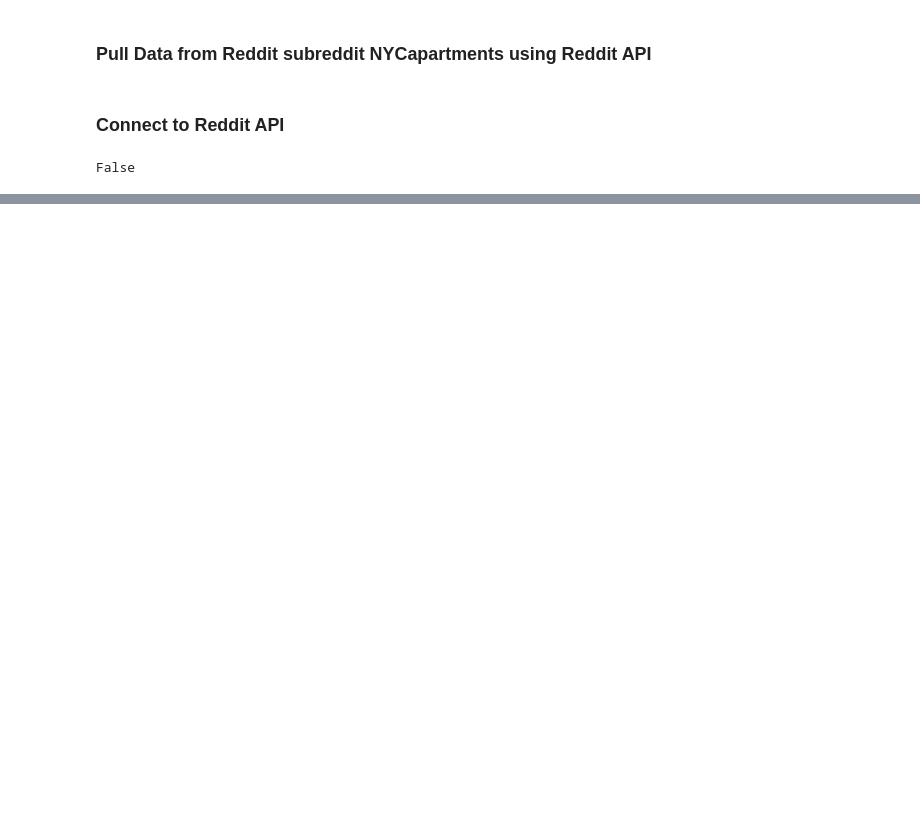
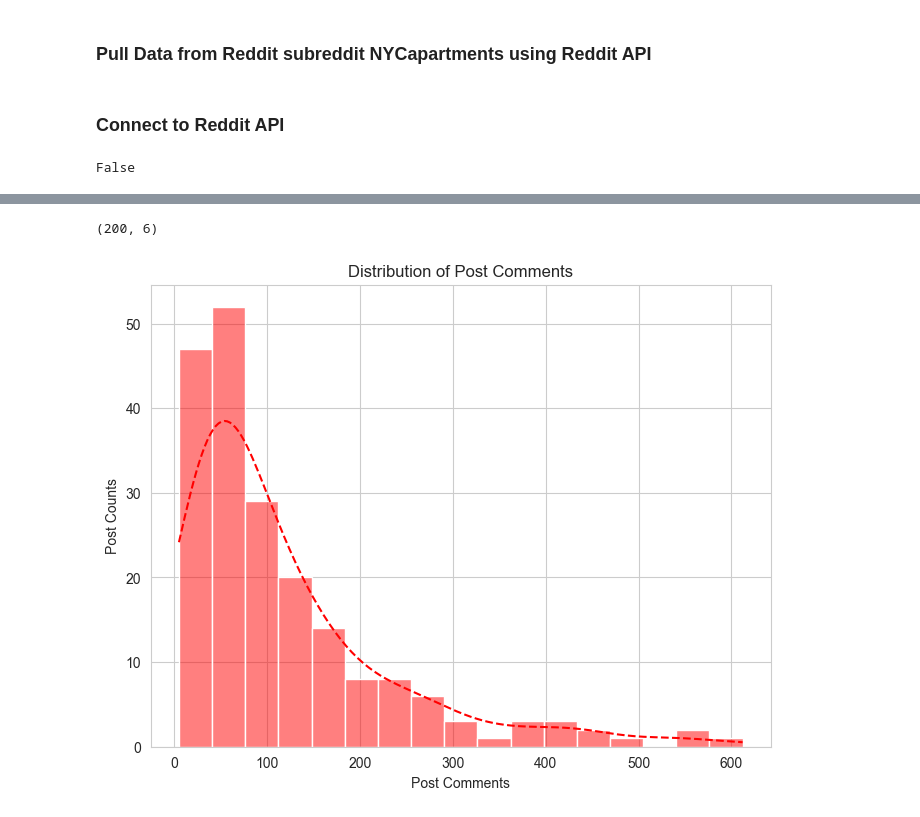
Before and after one commit to Gabya06/RentWatchAI, a Jupyter notebook: pull_reddit_api_data.ipynb, the cells around one changed output, grey strips where cells are left out. Cells and saved outputs as stored; diff of their text form; code cells hidden in the pictures; blank space fills up the shorter version.

```diff
--- a/pull_reddit_api_data.ipynb
+++ b/pull_reddit_api_data.ipynb
@@ -3,9 +3,14 @@
 # %%
 # imports
 import json
+import time
+
+import matplotlib.pyplot as plt
 import pandas as pd
 import praw
-import time
+import seaborn as sns
+
+sns.set_style('whitegrid')
 # %%
 # open credential file
 with open('client_secrets.json', 'r') as f:
@@ -102,0 +116,13 @@ df[df.num_comments==0].shape
+# %%
+data.shape
+# %% [output]
+(200, 6)
+# %%
+# Plot distribution of post comments
+fig, ax = plt.subplots(figsize=(8,6))
+sns.histplot(data=data, x='num_comments', kde=True, ax=ax, color='red', line_kws={'linestyle':'--'})
+_ = ax.set_xlabel('Post Comments')
+_ = ax.set_ylabel('Post Counts')
+_ = ax.set_title('Distribution of Post Comments')
+# %% [output]
+[figure, added]
```
Also changed, not shown: parts of 12 cells of this notebook.
